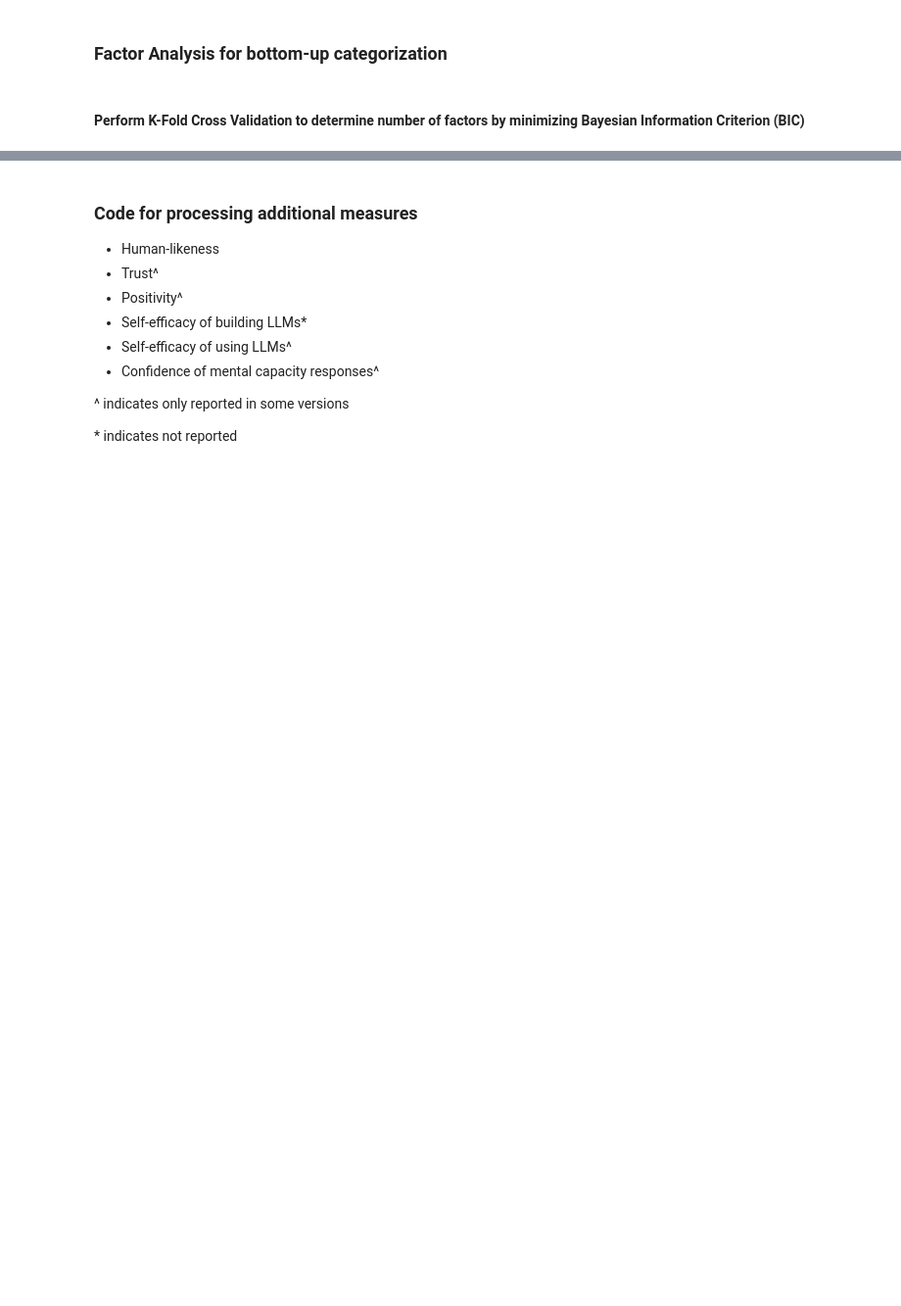
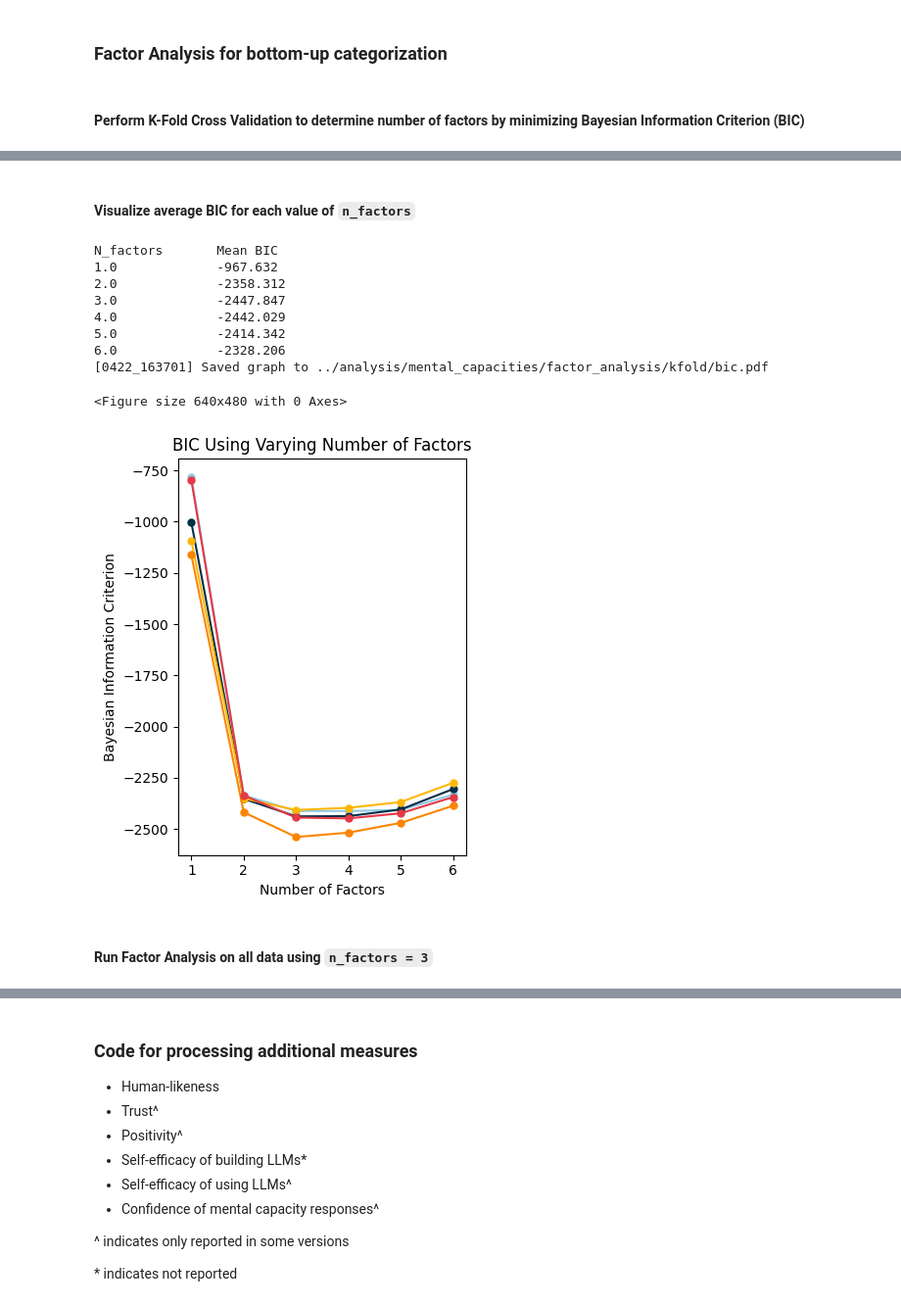
Before and after one commit to allisonchen23/portraying_llms, a Jupyter notebook: code/analysis.ipynb, the cells around one changed output, grey strips where cells are left out. Shown at 98% size. Cells and saved outputs as stored; diff of their text form; code cells hidden in the pictures; blank space fills up the shorter version.

Commit message:
got to visualize factor loadings. Next we can add in R analysis based on factor loading groupings

```diff
--- a/code/analysis.ipynb
+++ b/code/analysis.ipynb
@@ -76,6 +79,7 @@ PATH_TO_ROOT = '..'
 overwrite = False
 items_path = os.path.join(PATH_TO_ROOT, 'data/mental_capacity_items.txt')
 categories_path = os.path.join(PATH_TO_ROOT, 'data/category_groupings.json')
+save_ext = 'pdf'
 # categories_path = 'dependent_variables/groupings_colombatto_{}.json'.format(grouping_version)
 
 attitudes = {
@@ -158,6 +162,10 @@ utils.ensure_dir(fa_save_dir)
 fa_kfold_save_dir = os.path.join(fa_save_dir, 'kfold')
 utils.ensure_dir(fa_kfold_save_dir)
 
+# Save dir for factor analysis results
+fa_results_save_dir = os.path.join(fa_save_dir, 'results')
+utils.ensure_dir(fa_results_save_dir)
+
 # item-level analyses with R save dir
 # item_level_R_results_save_dir = os.path.join(R_results_save_dir, 'item_level_analysis')
 # utils.ensure_dir(item_level_R_results_save_dir)
@@ -655,0 +686,40 @@ k_fold_df <- k_fold(
+# %% [markdown]
+#### Visualize average BIC for each value of `n_factors`
+# %%
+# Make bic_df graph in python
+bic_csv_path = os.path.join(fa_kfold_save_dir, 'kfold_metrics.csv')
+bic_df = utils.read_file(bic_csv_path)
+
+bic_graph_save_path = os.path.join(fa_kfold_save_dir, 'bic.{}'.format(save_ext))
+
+# n_folds x n_factors
+xs = bic_df.pivot(index='fold', columns='n_factors', values='n_factors').to_numpy()
+ys = bic_df.pivot(index='fold', columns='n_factors', values='bic').to_numpy()
+
+bic_means = bic_df.groupby('n_factors')['bic'].mean().reset_index()
+bic_means.columns = ['n_factors', 'mean_bic']
+print("N_factors\tMean BIC")
+for idx, row in bic_means.iterrows():
+    print("{}\t\t{:.3f}".format(row['n_factors'], row['mean_bic']))
+fig, ax = visualizations.plot(
+    xs=xs,
+    ys=ys,
+    title='BIC Using Varying Number of Factors',
+    ylabel='Bayesian Information Criterion',
+    xlabel='Number of Factors',
+    fig_size=(4,5),
+    save_path=bic_graph_save_path
+)
+# %% [output]
+N_factors       Mean BIC
+1.0             -967.632
+2.0             -2358.312
+3.0             -2447.847
+4.0             -2442.029
+5.0             -2414.342
+6.0             -2328.206
+[0422_163701] Saved graph to ../analysis/mental_capacities/factor_analysis/kfold/bic.pdf
+<Figure size 640x480 with 0 Axes>
+[figure, added]
+# %% [markdown]
+#### Run Factor Analysis on all data using `n_factors = 3`
```
Also changed, not shown: parts of 7 cells of this notebook, 2 other files.
